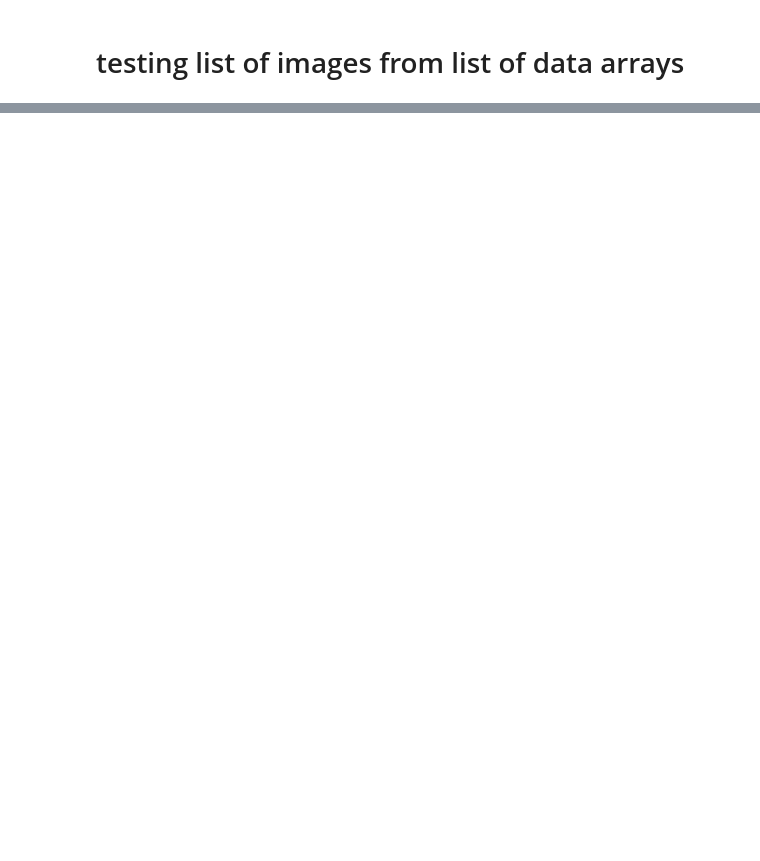
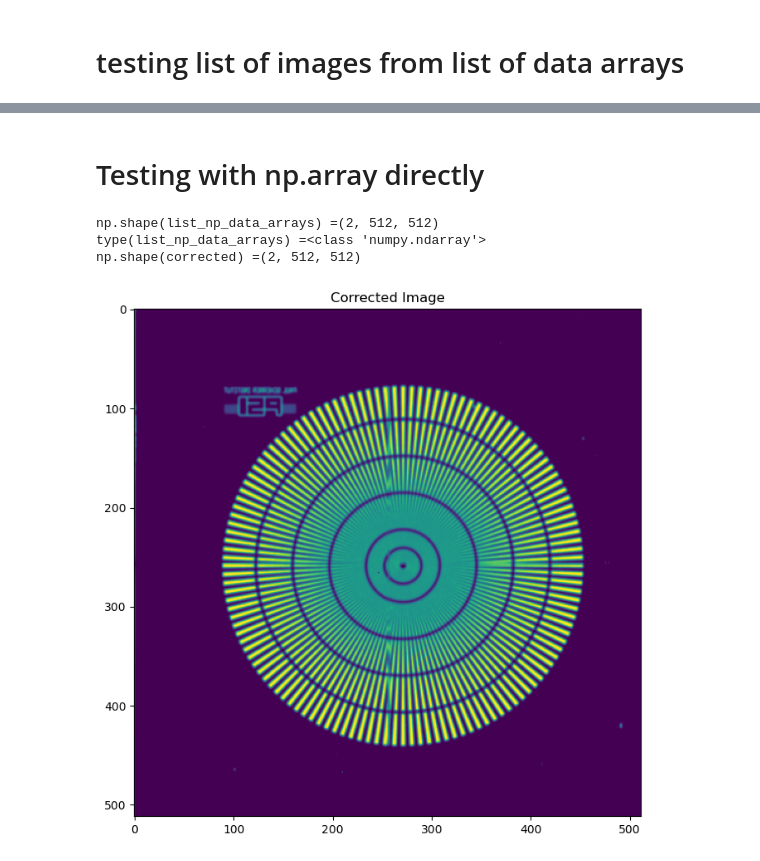
Before and after one commit to ornlneutronimaging/timepix_geometry_correction, a Jupyter notebook: notebooks/test_library.ipynb, the cells around one changed output, grey strips where cells are left out. Saved outputs shown, nothing was run; the diff lists cells and outputs as text; code cells hidden in the pictures; blank space fills up the shorter version.

```diff
--- a/notebooks/test_library.ipynb
+++ b/notebooks/test_library.ipynb
@@ -52,0 +65,22 @@ np.shape(corrected)
+# %% [markdown]
+# Testing with np.array directly
+# %%
+list_np_data_arrays = np.array(list_data_arrays)
+print(f"{np.shape(list_np_data_arrays) =}")
+print(f"{type(list_np_data_arrays) =}")
+
+o_corrector = TimepixGeometryCorrection(raw_images=list_np_data_arrays)
+corrected = o_corrector.correct(display=True)
+
+print(f"{np.shape(corrected) =}")
+# %% [output]
+np.shape(list_np_data_arrays) =(2, 512, 512)
+type(list_np_data_arrays) =<class 'numpy.ndarray'>
+np.shape(corrected) =(2, 512, 512)
+# %%
+fig, ax = plt.subplots(figsize=(8, 8))
+ax.imshow(corrected[0], vmin=0.55, vmax=0.95, cmap='viridis')
+ax.set_title("Corrected Image")
+plt.show()
+# %% [output]
+[figure, added]
```
Also changed, not shown: parts of 6 cells of this notebook, 1 other file.
